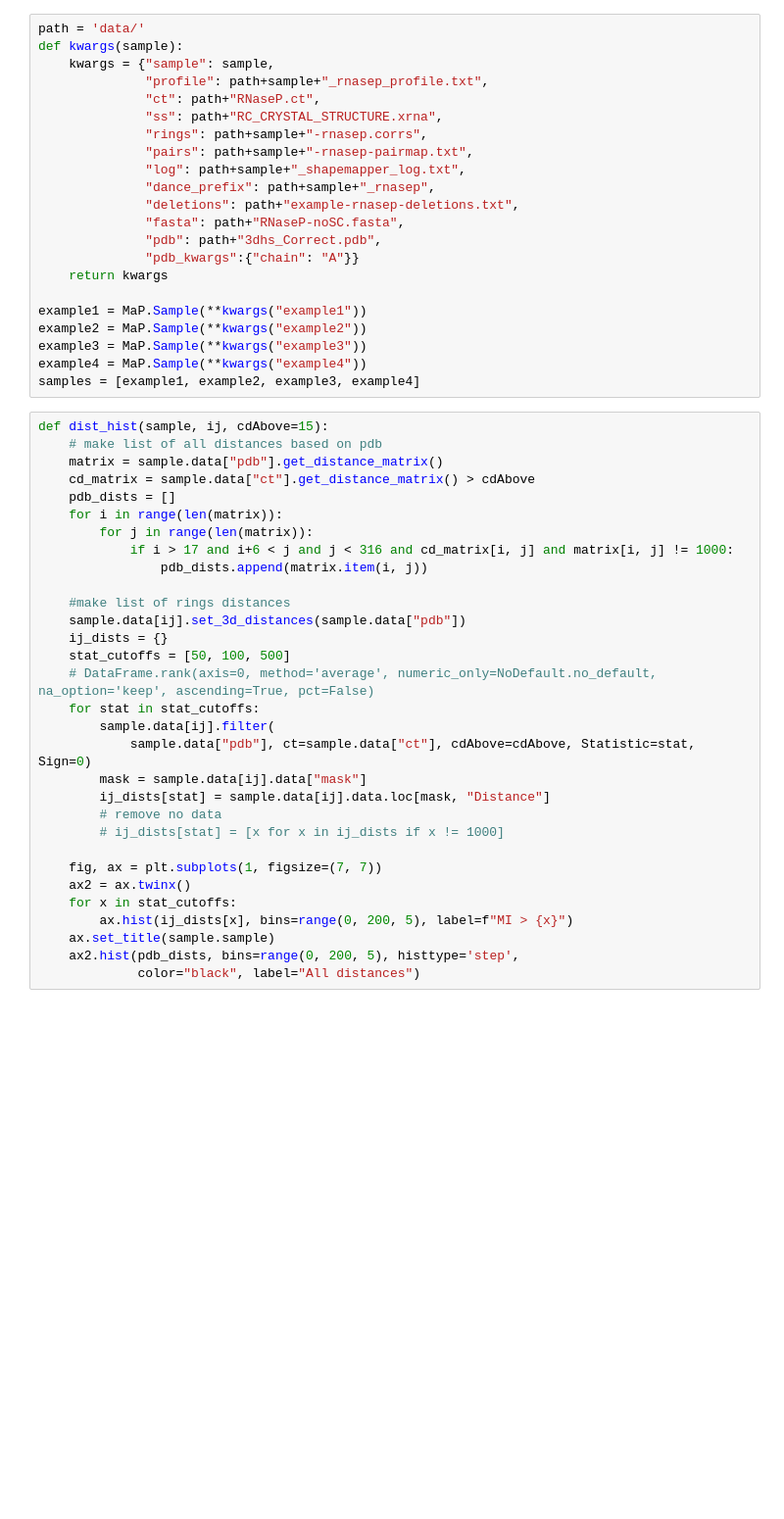
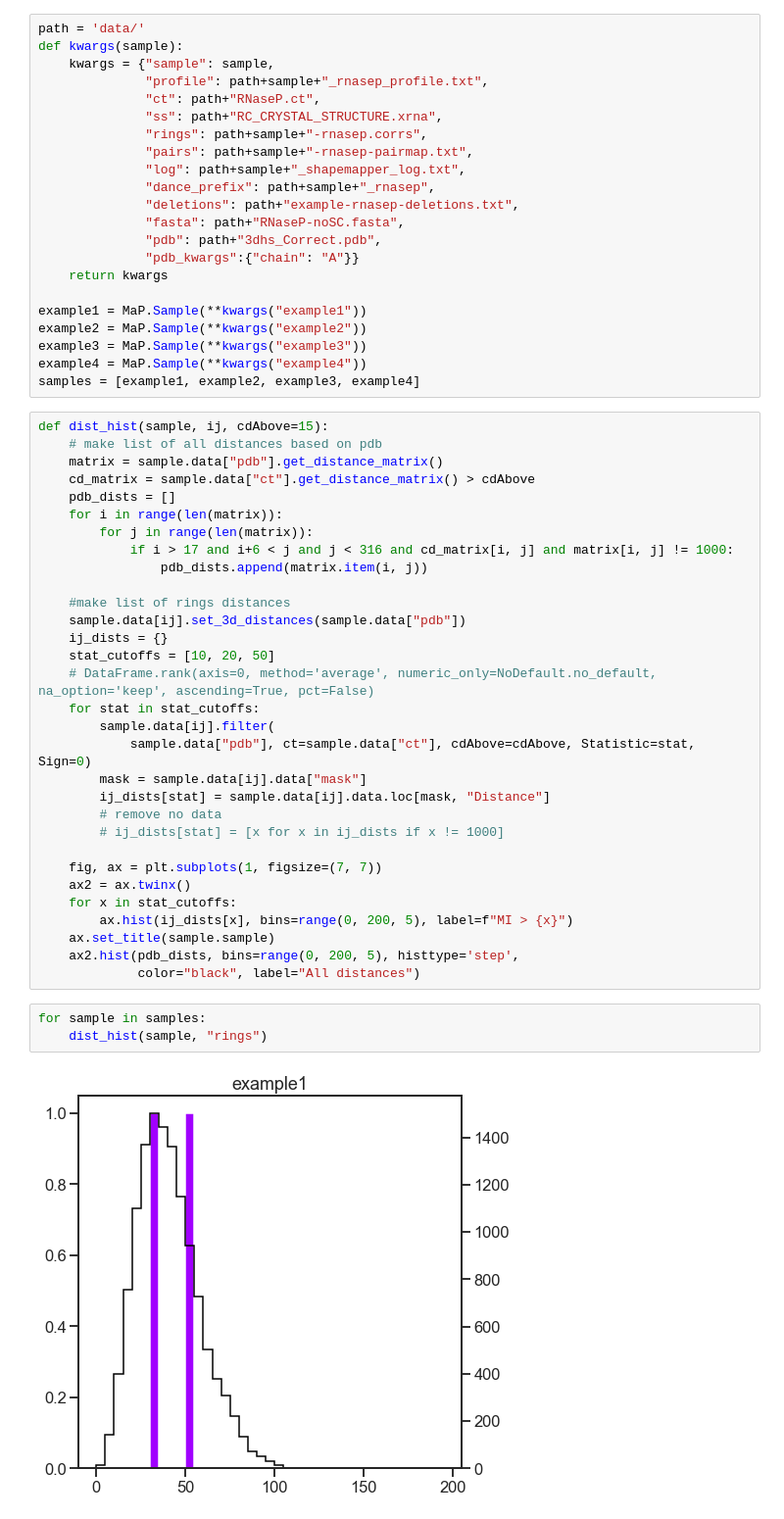
Before and after one commit to Weeks-UNC/RNAvigate, a Jupyter notebook: JNB-example/new-figure-testing.ipynb, the cells around one changed output. Shown at 98% size. Saved outputs shown, nothing was run; the diff lists cells and outputs as text; blank space fills up the shorter version.

```diff
--- a/JNB-example/new-figure-testing.ipynb
+++ b/JNB-example/new-figure-testing.ipynb
@@ -79,7 +88,7 @@ def dist_hist(sample, ij, cdAbove=15):
     #make list of rings distances
     sample.data[ij].set_3d_distances(sample.data["pdb"])
     ij_dists = {}
-    stat_cutoffs = [50, 100, 500]
+    stat_cutoffs = [10, 20, 50]
     # DataFrame.rank(axis=0, method='average', numeric_only=NoDefault.no_default, na_option='keep', ascending=True, pct=False)
     for stat in stat_cutoffs:
         sample.data[ij].filter(
@@ -96,3 +105,8 @@ def dist_hist(sample, ij, cdAbove=15):
     ax.set_title(sample.sample)
     ax2.hist(pdb_dists, bins=range(0, 200, 5), histtype='step',
              color="black", label="All distances")
+# %%
+for sample in samples:
+    dist_hist(sample, "rings")
+# %% [output]
+[figure, added]
```
Also changed, not shown: parts of 4 cells of this notebook, 3 other files.
